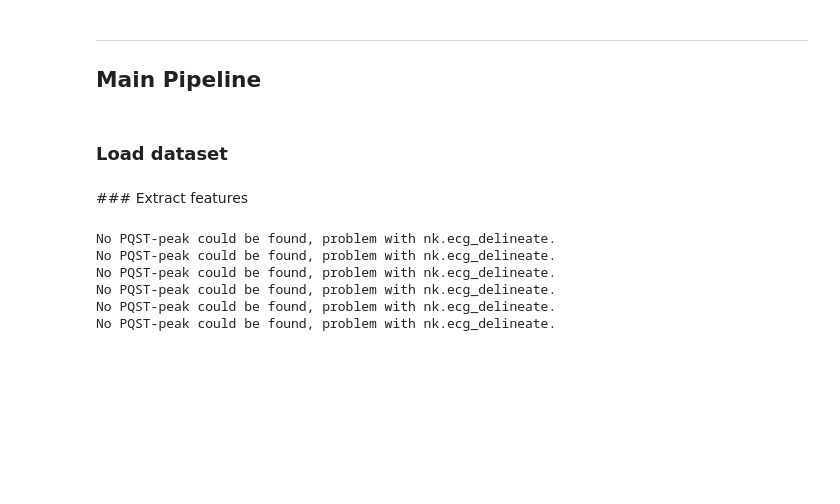
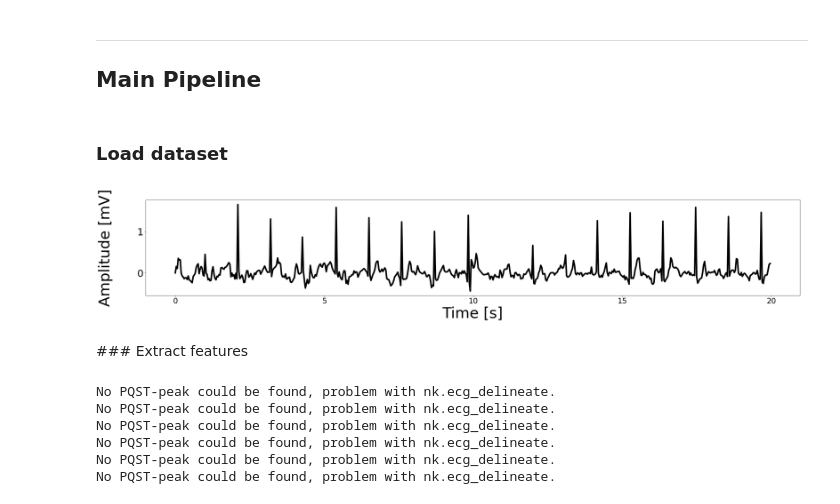
Before and after one commit to andreakiro/aml-bonjour, a Jupyter notebook: task-2/aml-task2-loic.ipynb, the cells around one changed output. Saved outputs shown, nothing was run; the diff lists cells and outputs as text; code cells hidden in the pictures; blank space fills up the shorter version.

```diff
--- a/task-2/aml-task2-loic.ipynb
+++ b/task-2/aml-task2-loic.ipynb
@@ -412,6 +413,10 @@ def grid_search(model, params, X_train, y_train, clear=False):
 ### Load dataset
 # %%
 X_train_raw, y_train_raw, X_test_raw = load_from_csv()
+# %%
+plot_raw_signal_sample(X_train_raw.loc[693, :])
+# %% [output]
+[figure, added]
 # %% [markdown]
 ### Extract features
 # %%
```
Also changed, not shown: parts of 19 cells of this notebook, 2 other files.
